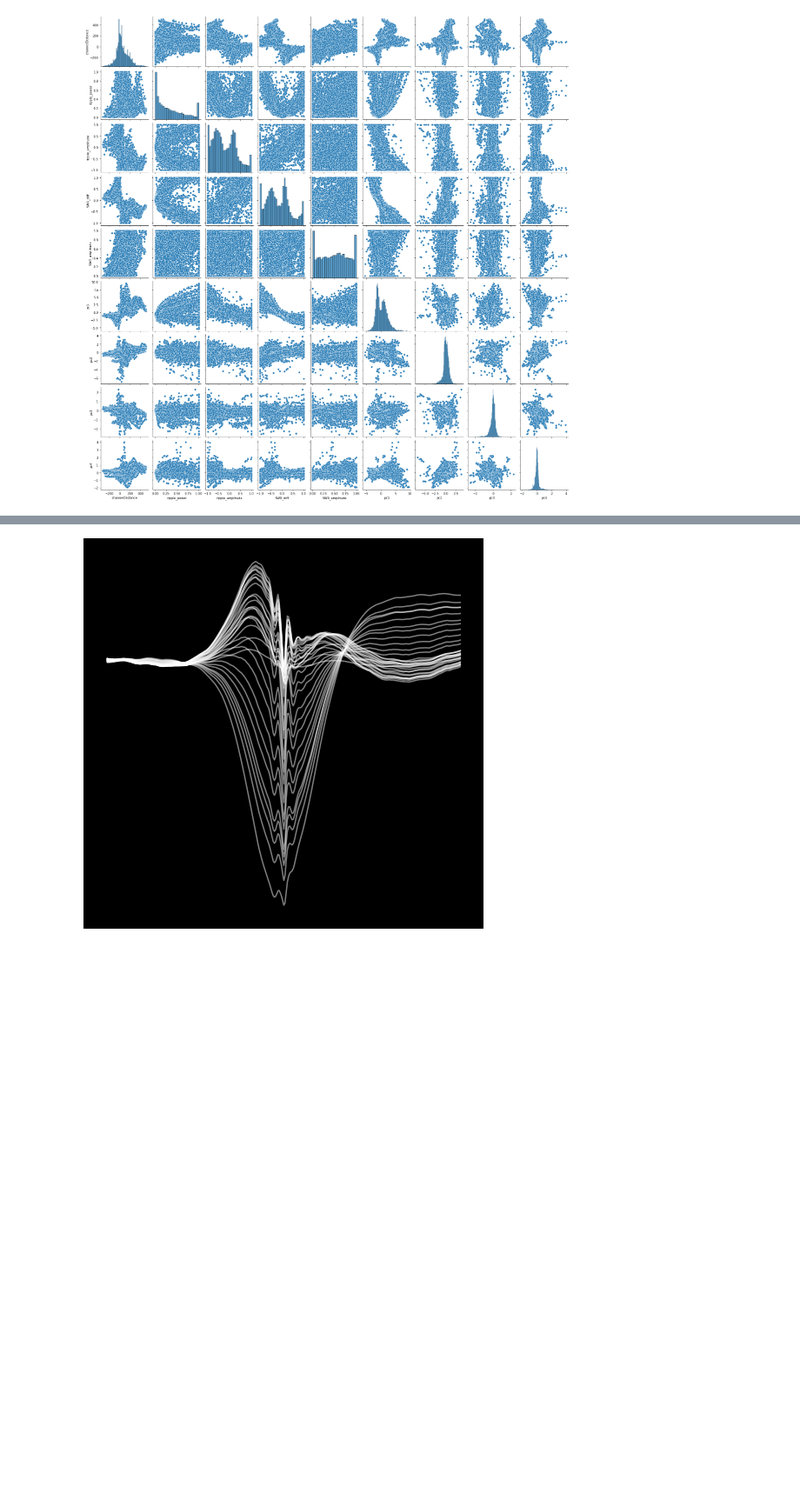
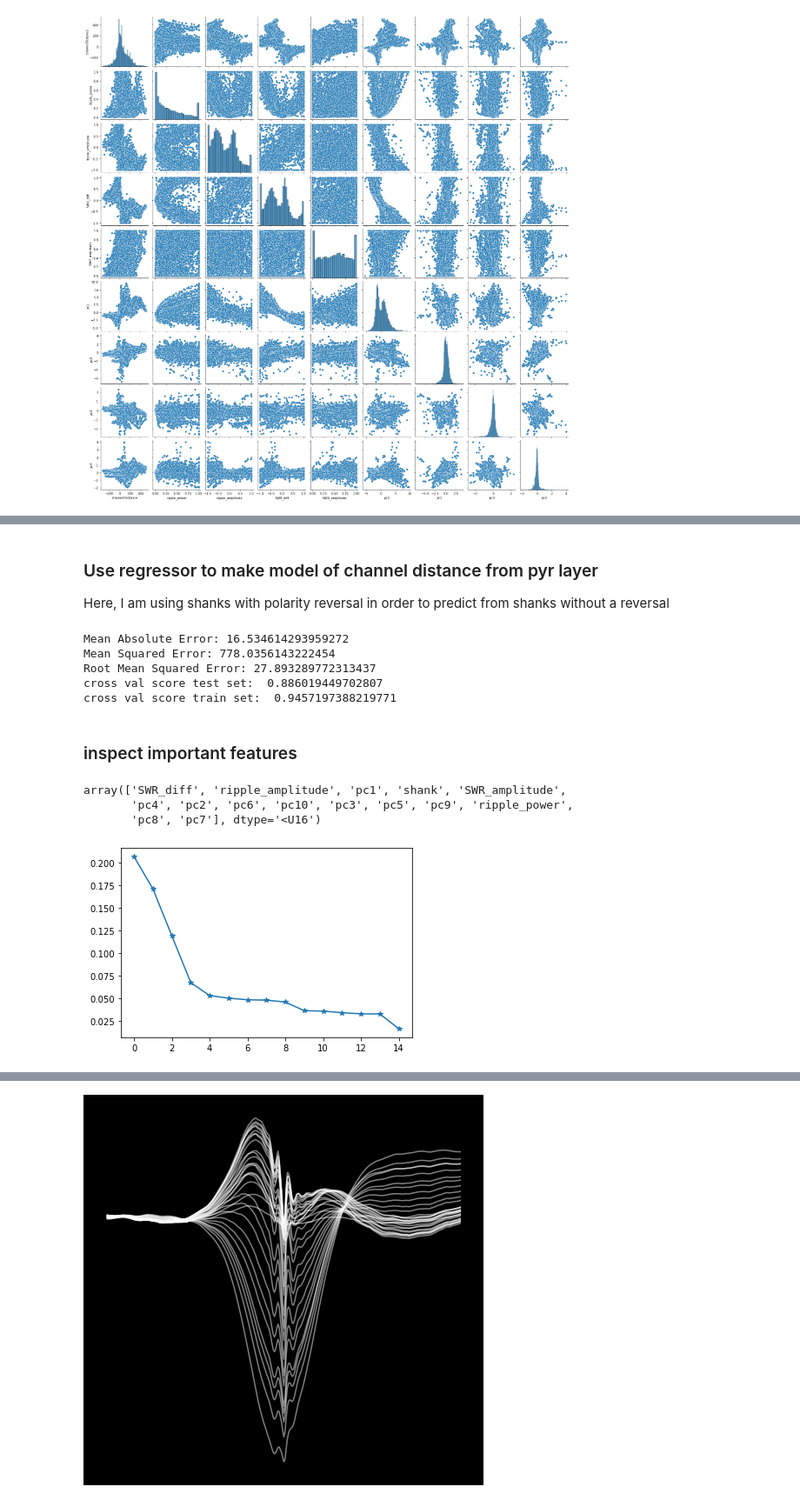
Before and after one commit to ryanharvey1/ripple_heterogeneity, a Jupyter notebook: python/notebooks/investigate_deepsup_distance.ipynb, the cells around one changed output, grey strips where cells are left out. Shown at 87% size. Drawn from its saved outputs; the diff is of its cells as text; code cells hidden in the pictures; blank space fills up the shorter version.

```diff
--- a/python/notebooks/investigate_deepsup_distance.ipynb
+++ b/python/notebooks/investigate_deepsup_distance.ipynb
@@ -261,0 +236,78 @@ ripple_df
+# %% [markdown]
+### Use regressor to make model of channel distance from pyr layer
+
+Here, I am using shanks with polarity reversal in order to predict from shanks without a reversal
+# %%
+from sklearn.model_selection import train_test_split
+from sklearn.preprocessing import StandardScaler
+import statsmodels.api as sm
+from sklearn.ensemble import ExtraTreesRegressor
+from sklearn import metrics
+from sklearn.model_selection import cross_val_score
+
+ripple_df_ = pd.concat(
+    [ripple_df, pd.get_dummies(ripple_df.channelClass, prefix="class")], axis=1
+)
+vars = [
+    "ripple_power",
+    "ripple_amplitude",
+    "SWR_diff",
+    "SWR_amplitude",
+    "pc1",
+    "pc2",
+    "pc3",
+    "pc4",
+    "pc5",
+    "pc6",
+    "pc7",
+    "pc8",
+    "pc9",
+    "pc10",
+    "shank",
+]
+X = ripple_df_[vars].values
+
+
+y = ripple_df_.channelDistance.values
+
+X = X[(ripple_df_.polarity_reversal == True), :]
+y = y[(ripple_df_.polarity_reversal == True)]
+
+scaler = StandardScaler()
+scaler.fit(X)
+X = scaler.transform(X)
+
+X_train, X_test, y_train, y_test = train_test_split(X, y, test_size=0.2, random_state=0)
+
+reg = ExtraTreesRegressor(n_estimators=200, random_state=0)
+reg.fit(X_train, y_train)
+
+y_pred = reg.predict(X_test)
+
+df_ = pd.DataFrame({"Actual": y_test, "Predicted": y_pred})
+
+print("Mean Absolute Error:", metrics.mean_absolute_error(y_test, y_pred))
+print("Mean Squared Error:", metrics.mean_squared_error(y_test, y_pred))
+print("Root Mean Squared Error:", np.sqrt(metrics.mean_squared_error(y_test, y_pred)))
+
+scores = cross_val_score(reg, X_test, y_test, cv=5)
+print("cross val score test set: ", scores.mean())
+
+scores = cross_val_score(reg, X_train, y_train, cv=5)
+print("cross val score train set: ", scores.mean())
+# %% [output]
+Mean Absolute Error: 16.534614293959272
+Mean Squared Error: 778.0356143222454
+Root Mean Squared Error: 27.893289772313437
+cross val score test set:  0.886019449702807
+cross val score train set:  0.9457197388219771
+# %% [markdown]
+### inspect important features
+# %%
+plt.plot(reg.feature_importances_[np.argsort(-reg.feature_importances_,)],marker="*")
+np.array(vars)[np.argsort(-reg.feature_importances_,)]
+# %% [output]
+array(['SWR_diff', 'ripple_amplitude', 'pc1', 'shank', 'SWR_amplitude',
+       'pc4', 'pc2', 'pc6', 'pc10', 'pc3', 'pc5', 'pc9', 'ripple_power',
+       'pc8', 'pc7'], dtype='<U16')
+[figure, added]
```
Also changed, not shown: parts of 43 cells of this notebook.
